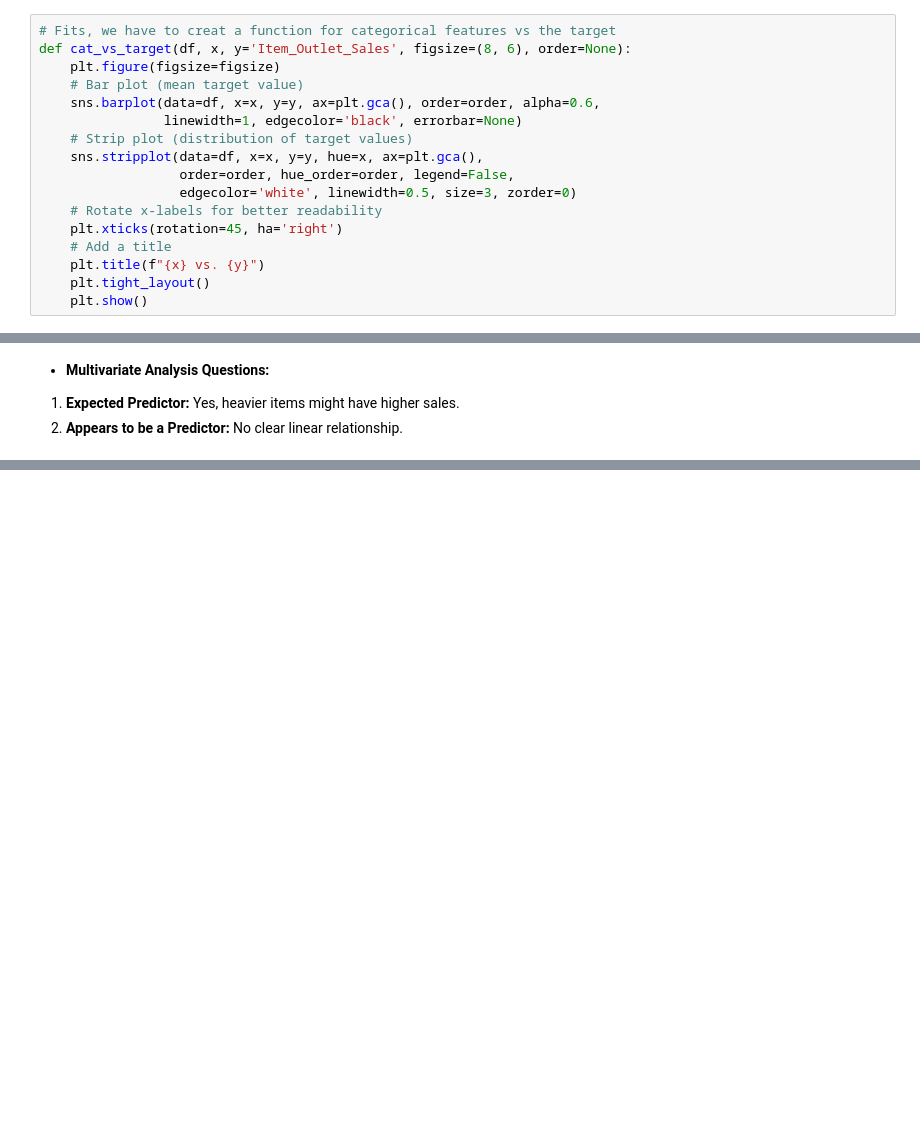
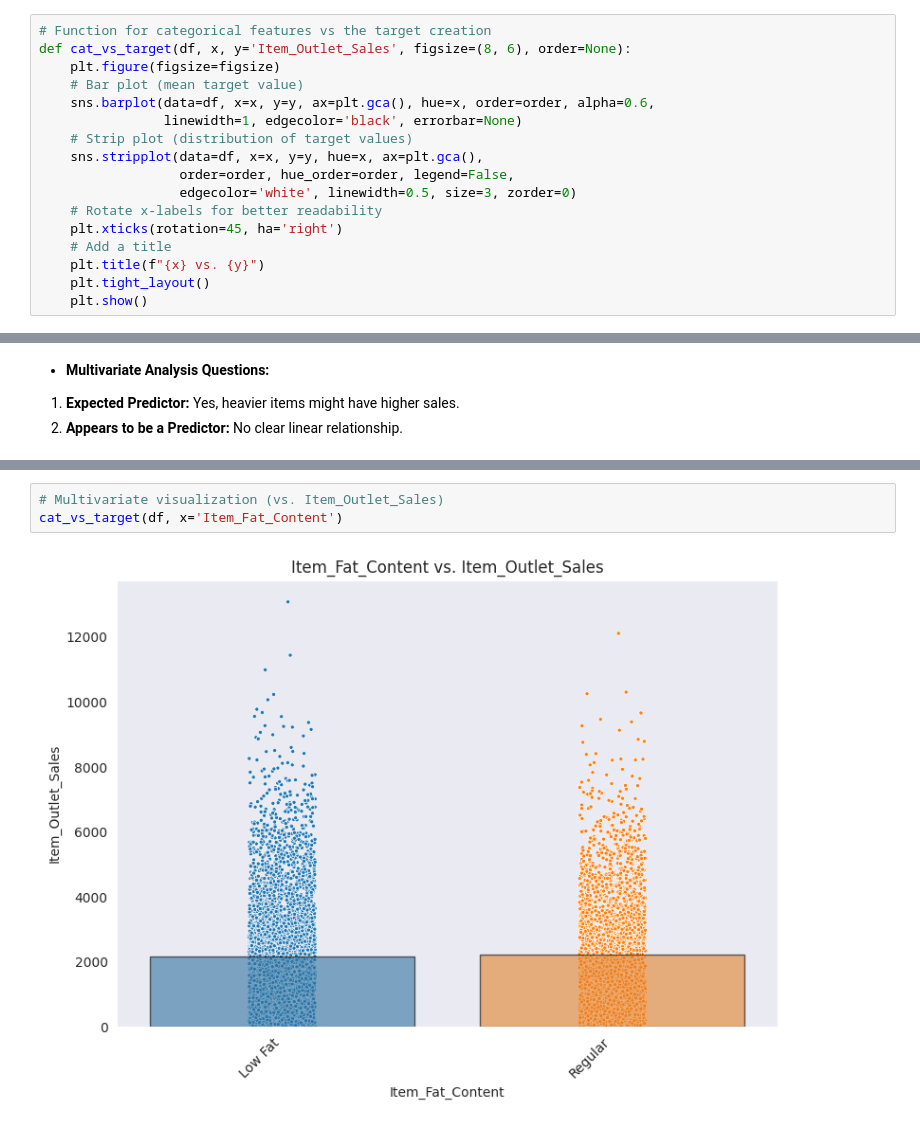
Before and after one commit to baraa-hakawati/Prediction-of-Product-Sales, a Jupyter notebook: Prediction_of_Product_Sales.ipynb, the cells around one changed output, grey strips where cells are left out. Cells and saved outputs as stored; diff of their text form; blank space fills up the shorter version.

```diff
--- a/Prediction_of_Product_Sales.ipynb
+++ b/Prediction_of_Product_Sales.ipynb
@@ -310,11 +310,11 @@ def cat_feature(df, feature, color='skyblue', figsize=(8, 4)):
     plt.xticks(rotation=45)
     plt.show()
 # %%
-# Fits, we have to creat a function for categorical features vs the target
+# Function for categorical features vs the target creation
 def cat_vs_target(df, x, y='Item_Outlet_Sales', figsize=(8, 6), order=None):
     plt.figure(figsize=figsize)
     # Bar plot (mean target value)
-    sns.barplot(data=df, x=x, y=y, ax=plt.gca(), order=order, alpha=0.6,
+    sns.barplot(data=df, x=x, y=y, ax=plt.gca(), hue=x, order=order, alpha=0.6,
                 linewidth=1, edgecolor='black', errorbar=None)
     # Strip plot (distribution of target values)
     sns.stripplot(data=df, x=x, y=y, hue=x, ax=plt.gca(),
@@ -392,0 +410,5 @@ num_vs_target(df, x='Item_Weight')
+# %%
+# Multivariate visualization (vs. Item_Outlet_Sales)
+cat_vs_target(df, x='Item_Fat_Content')
+# %% [output]
+[figure, added]
```
Also changed, not shown: parts of 54 cells of this notebook.
